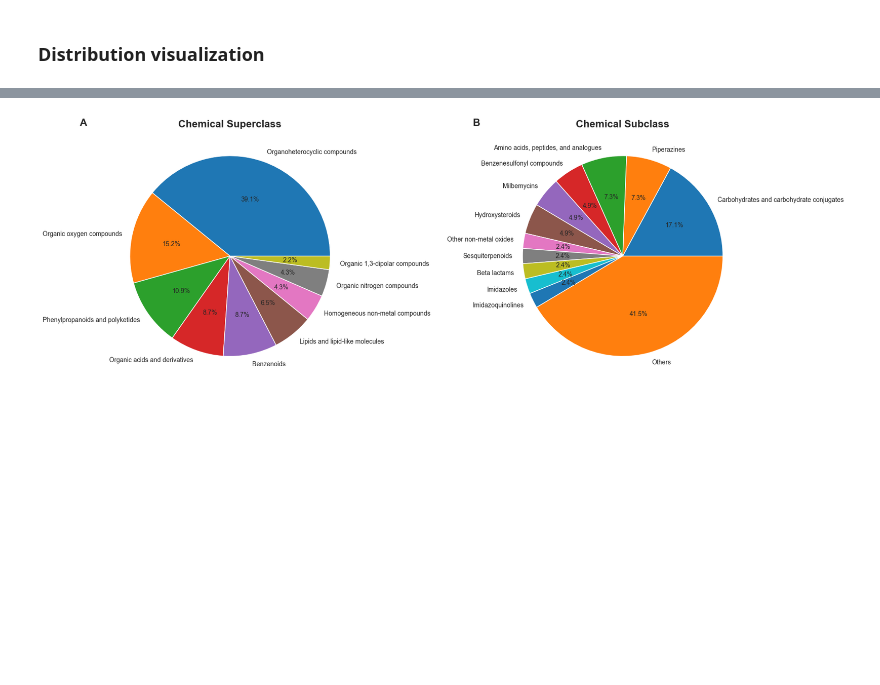
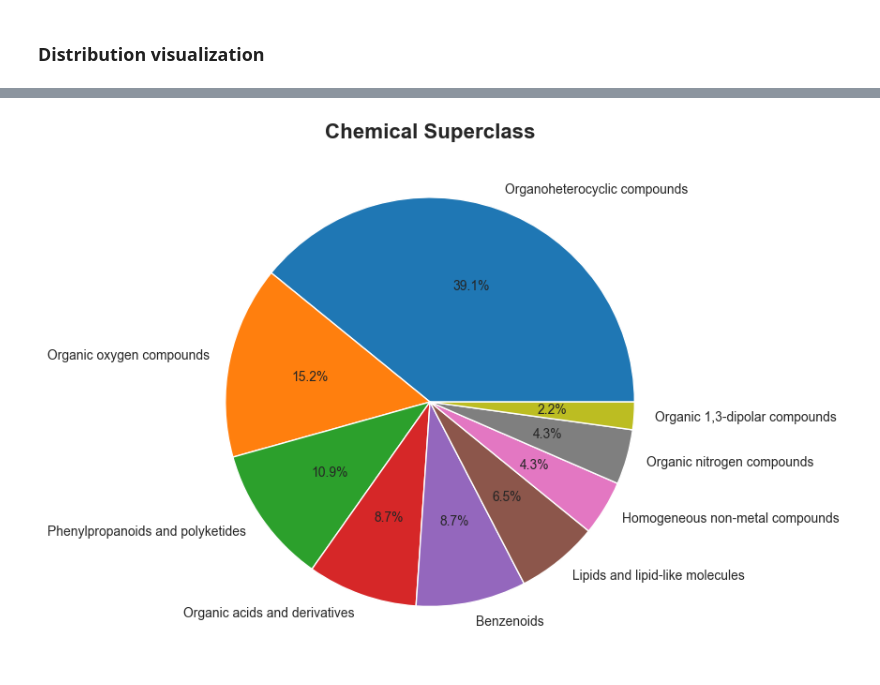
Before and after one commit to Fraunhofer-ITMP/NTD, a Jupyter notebook: src/chemical_classes.ipynb, the cells around one changed output, grey strips where cells are left out. Drawn from its saved outputs; the diff is of its cells as text; code cells hidden in the pictures; blank space fills up the shorter version.

```diff
--- a/src/chemical_classes.ipynb
+++ b/src/chemical_classes.ipynb
@@ -121,24 +123,13 @@ warnings.filterwarnings("ignore")
 # %%
-sns.set_style("whitegrid")
-
-plt.subplots(figsize=(18, 6))
-
-plt.subplot(121)
+plt.figure(figsize=(10, 6))
 plt.pie(
     data["chemical_superclass"].value_counts(),
     labels=data["chemical_superclass"].value_counts().index,
     autopct="%1.1f%%",
 )
 plt.title("Chemical Superclass", fontsize=16, fontweight="bold")
-plt.text(-1.5, 1.3, "A", fontsize=16, fontweight="bold")
-
-plt.subplot(122)
-plt.pie(subclass_df["count"], labels=subclass_df["class"], autopct="%1.1f%%")
-plt.title("Chemical Subclass", fontsize=16, fontweight="bold")
-plt.text(-1.5, 1.3, "B", fontsize=16, fontweight="bold")
-
 plt.tight_layout()
-plt.savefig("../figures/chemical_class_pie_chart.png", dpi=300, bbox_inches="tight")
+plt.savefig("../figures/chemical_superclass.png", dpi=400)
 plt.show()
 # %% [output]
-[figure, old version]
+[figure, new version]
```
Also changed, not shown: parts of 4 cells of this notebook, 2 other files.
